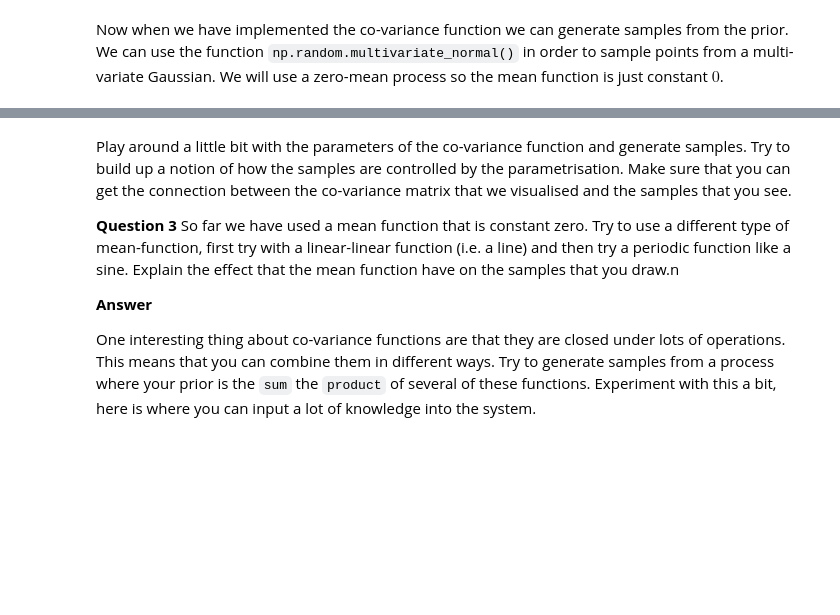
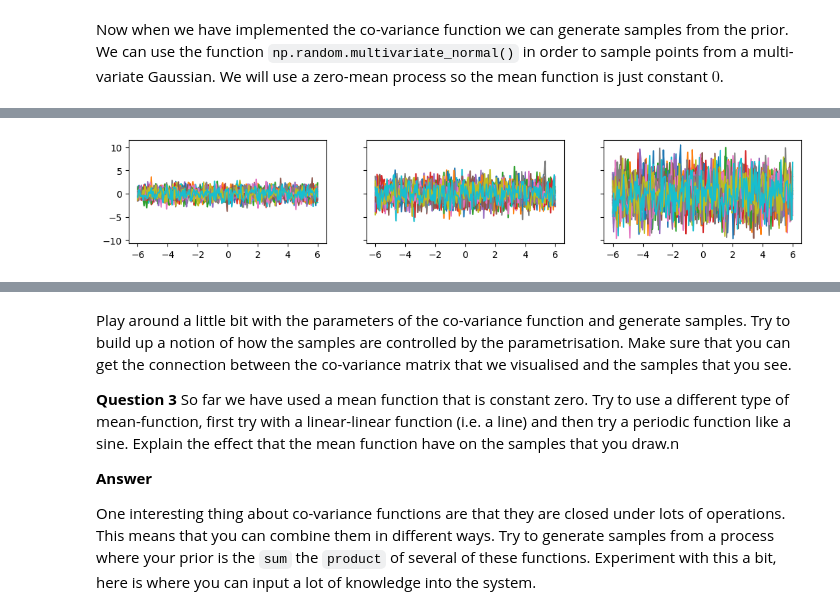
Before and after one commit to nyoma-diamond/L48_Assignments, a Jupyter notebook: gaussianprocess-notebook.ipynb, the cells around one changed output, grey strips where cells are left out. Cells and saved outputs as stored; diff of their text form; code cells hidden in the pictures; blank space fills up the shorter version.

```diff
--- a/gaussianprocess-notebook.ipynb
+++ b/gaussianprocess-notebook.ipynb
@@ -63,7 +63,7 @@ def white_kernel(x1, x2, varSigma):
     if x2 is None:
         return varSigma*np.eye(x1.shape[0])
     else:
-        return np.zeros(x1.shape[0], x2.shape[0])
+        return np.zeros((x1.shape[0], x2.shape[0]))
 
 def periodic_kernel(x1, x2, varSigma, period, lengthScale):
     if x2 is None:
@@ -187,0 +239,18 @@ plt.show()
+# %%
+_, axs = plt.subplots(1,3, sharex=True, sharey=True, figsize=(13,2))
+
+K = white_kernel(x,None,1)
+f = np.random.multivariate_normal(mu.flatten(), K, 20)
+axs[0].plot(x, f.T)
+
+K = white_kernel(x,None,3)
+f = np.random.multivariate_normal(mu.flatten(), K, 20)
+axs[1].plot(x, f.T)
+
+K = white_kernel(x,None,10)
+f = np.random.multivariate_normal(mu.flatten(), K, 20)
+axs[2].plot(x, f.T)
+
+plt.show()
+# %% [output]
+[figure, added]
```
Also changed, not shown: parts of 5 cells of this notebook.
